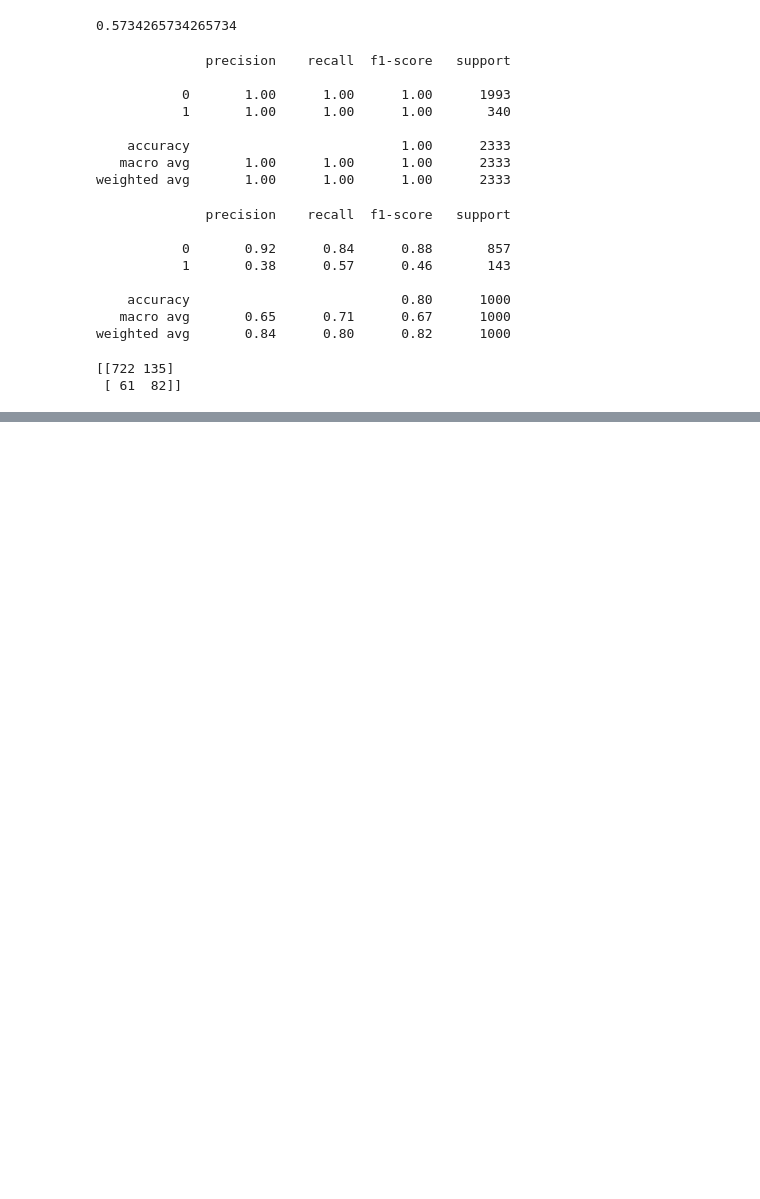
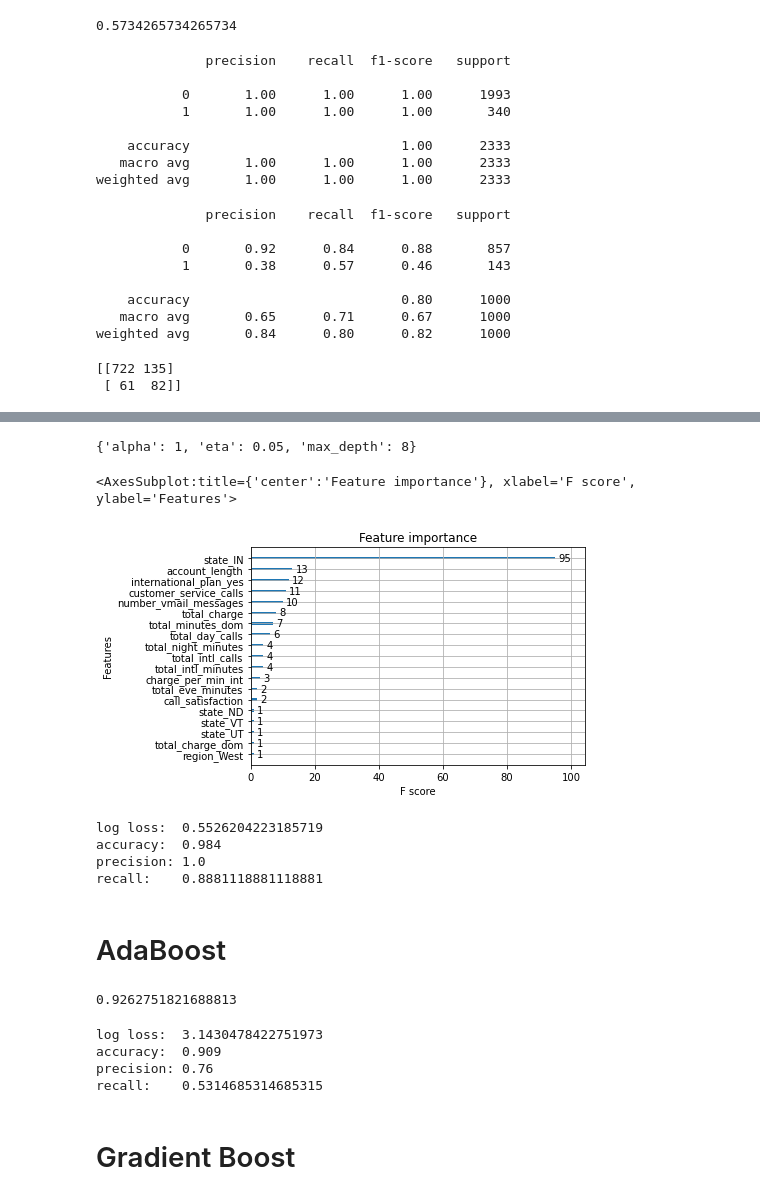
Before and after one commit to arthursjkim/SyriaTel_Customer_Churn, a Jupyter notebook: Models.ipynb, the cells around one changed output, grey strips where cells are left out. Drawn from its saved outputs; the diff is of its cells as text; code cells hidden in the pictures; blank space fills up the shorter version.

```diff
--- a/Models.ipynb
+++ b/Models.ipynb
@@ -260,0 +457,4 @@ print(confusion_matrix(y_test, y_test_preds))
+# %%
+xgb_model= xg.XGBClassifier(random_state=42, objective='binary:hinge', alpha=2)
+# %%
+xgb_model.fit(X_train_scaled, y_train)
@@ -260,0 +479,8 @@ print(confusion_matrix(y_test, y_test_preds))
+# %%
+grid2 = {'eta': [.05,.1, .2, .4],
+         'max_depth': [3,8,9],
+         'alpha' : [1,2,3,4]
+ }
+gs = GridSearchCV(estimator=xgb_model, param_grid= grid2, cv=2)
+# %%
+gs.fit(X_train_scaled, y_train)
@@ -260,0 +507,41 @@ print(confusion_matrix(y_test, y_test_preds))
+# %%
+gs.best_params_
+# %% [output]
+{'alpha': 1, 'eta': 0.05, 'max_depth': 8}
+# %%
+from xgboost import plot_importance
+fit = xgb_model.fit(X_train_scaled, y_train)
+plot_importance(fit)
+# %% [output]
+<AxesSubplot:title={'center':'Feature importance'}, xlabel='F score', ylabel='Features'>
+[figure, added]
+# %%
+xgb_model= xg.XGBClassifier(random_state=42, objective='binary:hinge', alpha=1, eta =.05, max_depth =3)
+xgb_model.fit(X_train_scaled, y_train)
+y_preds_xgb = xgb_model.predict(X_test_scaled)
+scores(y_test, y_preds_xgb)
+# %% [output]
+log loss:  0.5526204223185719
+accuracy:  0.984
+precision: 1.0
+recall:    0.8881118881118881
+# %% [markdown]
+# AdaBoost
+# %%
+model_boost_ada = AdaBoostClassifier(n_estimators=40,random_state=42)
+model_boost_ada.fit(X_train_scaled,y_train)
+model_boost_ada.predict(X_train_scaled)
+
+model_boost_ada.score(X_train_scaled,y_train)
+# %% [output]
+0.9262751821688813
+# %%
+y_preds= model_boost_ada.predict(X_test_scaled)
+scores(y_test, y_preds)
+# %% [output]
+log loss:  3.1430478422751973
+accuracy:  0.909
+precision: 0.76
+recall:    0.5314685314685315
+# %% [markdown]
+# Gradient Boost
```
Also changed, not shown: parts of 26 cells of this notebook.
